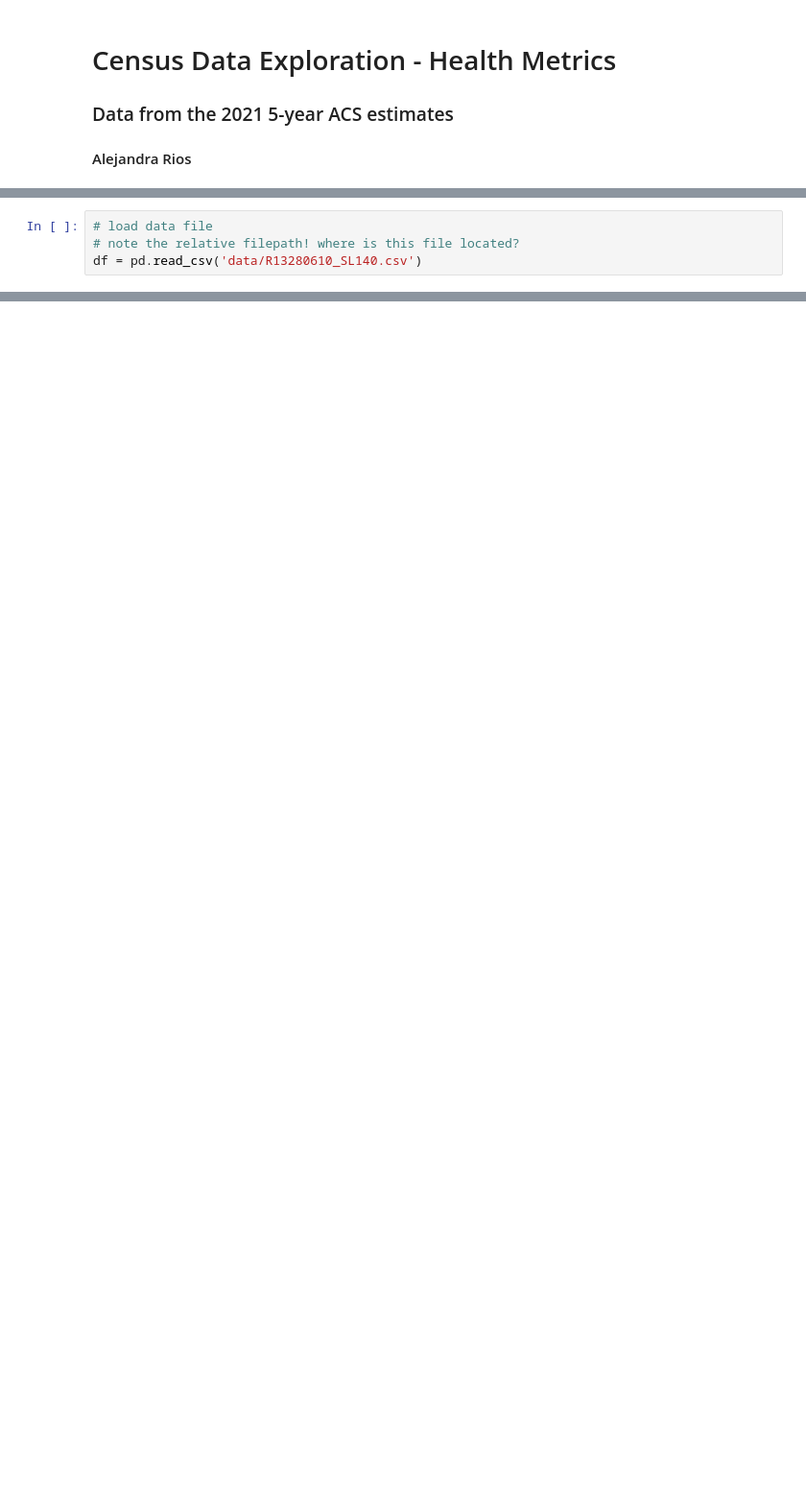
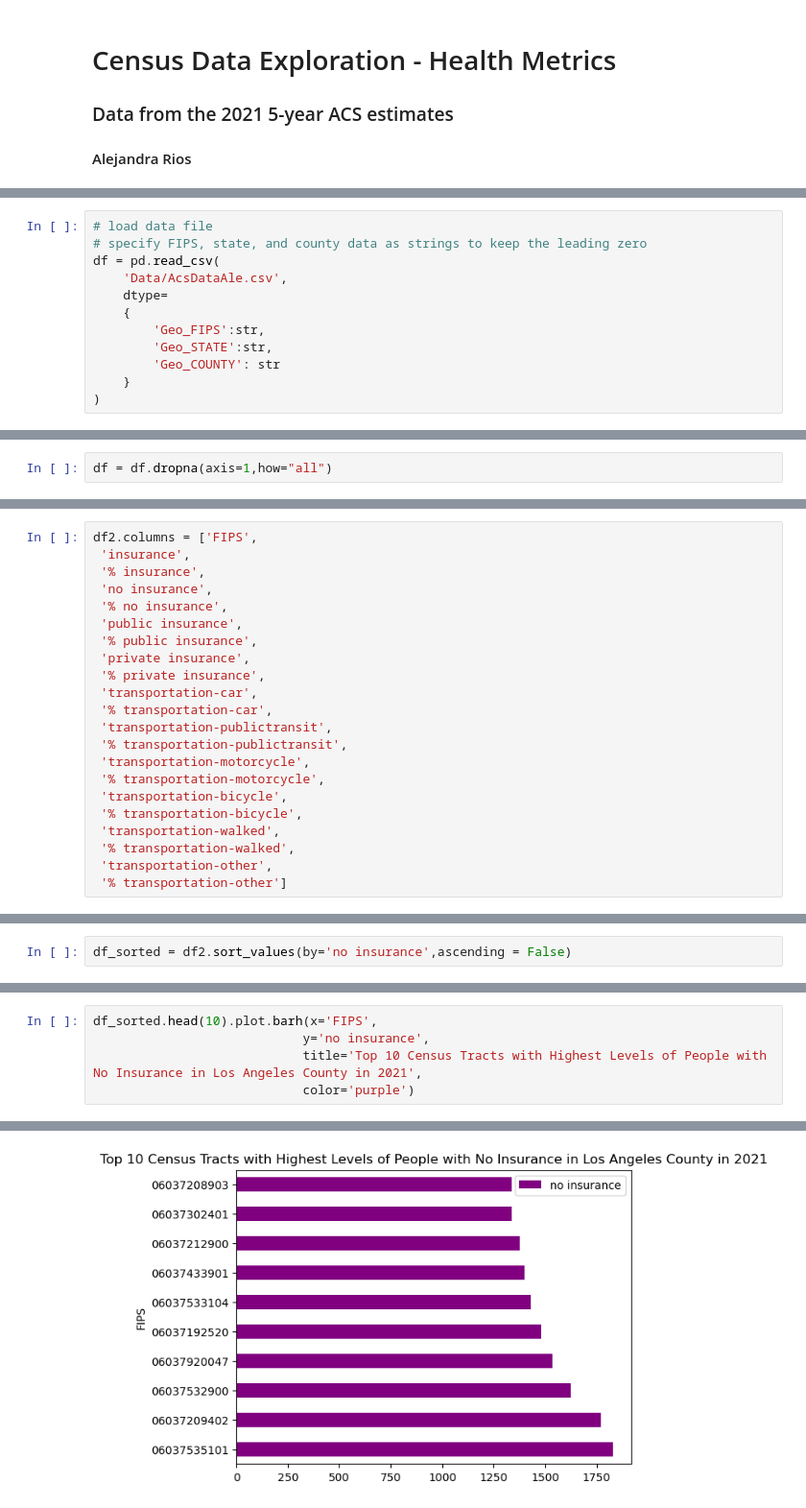
Before and after one commit to rg-al/UP221-cargo, a Jupyter notebook: Census Data Exploration/alejandra-insurance-disability.ipynb, the cells around one changed output, grey strips where cells are left out. Shown at 96% size. Saved outputs shown, nothing was run; the diff lists cells and outputs as text; blank space fills up the shorter version.

```diff
--- a/Census Data Exploration/alejandra-insurance-disability.ipynb
+++ b/Census Data Exploration/alejandra-insurance-disability.ipynb
@@ -10,4 +13,12 @@ import geopandas as gpd
 # %%
 # load data file
-# note the relative filepath! where is this file located?
-df = pd.read_csv('data/R13280610_SL140.csv')
+# specify FIPS, state, and county data as strings to keep the leading zero
+df = pd.read_csv(
+    'Data/AcsDataAle.csv',
+    dtype=
+    {
+        'Geo_FIPS':str,
+        'Geo_STATE':str,
+        'Geo_COUNTY': str
+    }
+)
@@ -13,0 +86,2 @@ df = pd.read_csv('data/R13280610_SL140.csv')
+# %%
+df = df.dropna(axis=1,how="all")
@@ -13,0 +166,22 @@ df = pd.read_csv('data/R13280610_SL140.csv')
+# %%
+df2.columns = ['FIPS',
+ 'insurance',
+ '% insurance',
+ 'no insurance',
+ '% no insurance',
+ 'public insurance',
+ '% public insurance',
+ 'private insurance',
+ '% private insurance',
+ 'transportation-car',
+ '% transportation-car',
+ 'transportation-publictransit',
+ '% transportation-publictransit',
+ 'transportation-motorcycle',
+ '% transportation-motorcycle',
+ 'transportation-bicycle',
+ '% transportation-bicycle',
+ 'transportation-walked',
+ '% transportation-walked',
+ 'transportation-other',
+ '% transportation-other']
@@ -13,0 +202,2 @@ df = pd.read_csv('data/R13280610_SL140.csv')
+# %%
+df_sorted = df2.sort_values(by='no insurance',ascending = False)
@@ -13,0 +218,6 @@ df = pd.read_csv('data/R13280610_SL140.csv')
+# %%
+df_sorted.head(10).plot.barh(x='FIPS',
+                            y='no insurance',
+                            title='Top 10 Census Tracts with Highest Levels of People with No Insurance in Los Angeles County in 2021',
+                            color='purple')
+# %% [output]
@@ -13,0 +225 @@ df = pd.read_csv('data/R13280610_SL140.csv')
+[figure, added]
```
Also changed, not shown: parts of 56 cells of this notebook, 1 other file.
